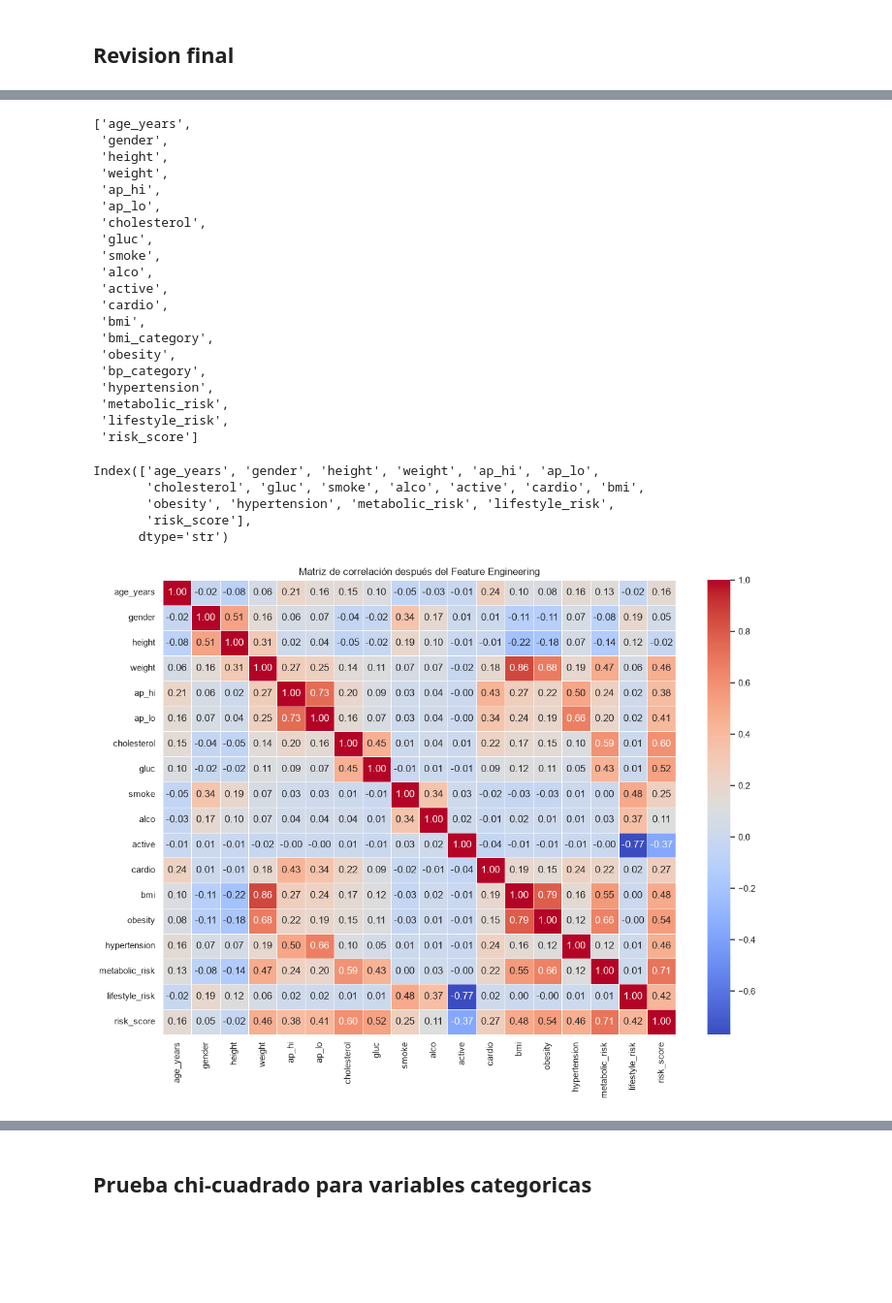
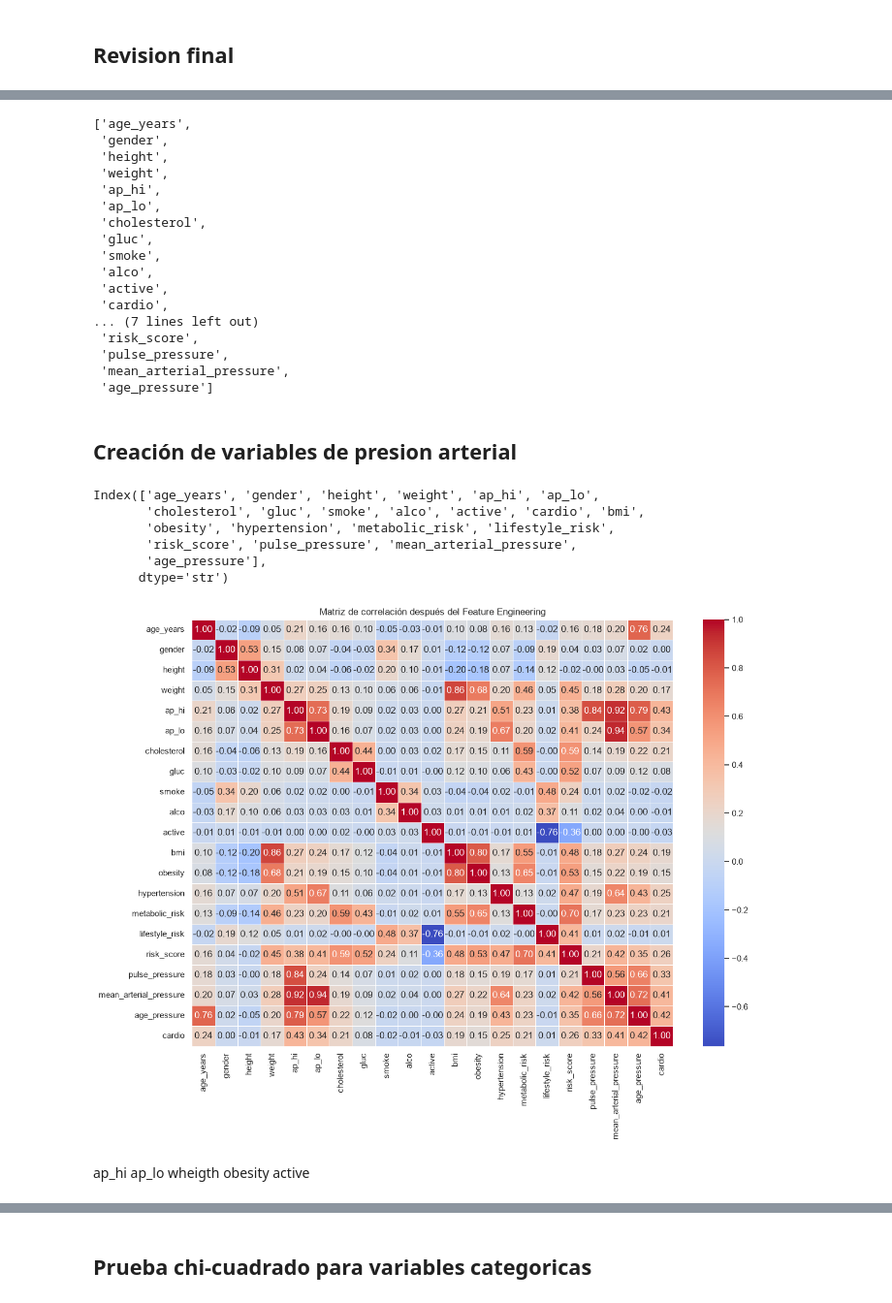
Before and after one commit to anaaacg/cardio, a Jupyter notebook: Feature_engineering.ipynb, the cells around one changed output, grey strips where cells are left out. Shown at 97% size. Saved outputs shown, nothing was run; the diff lists cells and outputs as text; code cells hidden in the pictures; blank space fills up the shorter version.

```diff
--- a/Feature_engineering.ipynb
+++ b/Feature_engineering.ipynb
@@ -660,0 +661,18 @@ plt.show()
+# %%
+# Crear nuevas variables de presión arterial
+
+# 1. Presión de pulso: diferencia entre presión sistólica y diastólica
+df["pulse_pressure"] = df["ap_hi"] - df["ap_lo"]
+
+# 2. Presión arterial media
+# Fórmula correcta: (2 * presión diastólica + presión sistólica) / 3
+df["mean_arterial_pressure"] = (2 * df["ap_lo"] + df["ap_hi"]) / 3
+
+# 3. Interacción entre edad y presión sistólica
+df["age_pressure"] = df["age_years"] * df["ap_hi"]
+
+# Revisar las nuevas variables
+df[["ap_hi", "ap_lo", "age_years",
+    "pulse_pressure",
+    "mean_arterial_pressure",
+    "age_pressure"]].head()
@@ -698,14 +773,13 @@ df.columns.tolist()
  'alco',
  'active',
  'cardio',
- 'bmi',
- 'bmi_category',
- 'obesity',
- 'bp_category',
- 'hypertension',
- 'metabolic_risk',
- 'lifestyle_risk',
- 'risk_score']
+... (7 lines left out)
+ 'risk_score',
+ 'pulse_pressure',
+ 'mean_arterial_pressure',
+ 'age_pressure']
+# %% [markdown]
+## Creación de variables de presion arterial
 # %%
 # Seleccionar variables numéricas para correlación
 numeric_cols_fe = df.select_dtypes(include=["int64", "float64"]).columns
@@ -715,26 +789,36 @@ numeric_cols_fe
 Index(['age_years', 'gender', 'height', 'weight', 'ap_hi', 'ap_lo',
        'cholesterol', 'gluc', 'smoke', 'alco', 'active', 'cardio', 'bmi',
        'obesity', 'hypertension', 'metabolic_risk', 'lifestyle_risk',
-       'risk_score'],
+       'risk_score', 'pulse_pressure', 'mean_arterial_pressure',
+       'age_pressure'],
       dtype='str')
 # %%
-# Matriz de correlación con variables numéricas
+numeric_cols_fe = df.select_dtypes(include=["int64", "float64"]).columns.tolist()
+
+numeric_cols_fe = [col for col in numeric_cols_fe if col != "cardio"] + ["cardio"]
+
 correlation_matrix_fe = df[numeric_cols_fe].corr()
 
 plt.figure(figsize=(14, 10))
 
 sns.heatmap(
     correlation_matrix_fe,
     annot=True,
     fmt=".2f",
     cmap="coolwarm",
     linewidths=0.5
 )
 
 plt.title("Matriz de correlación después del Feature Engineering")
 plt.show()
 # %% [output]
-[figure, old version]
+[figure, new version]
+# %% [markdown]
+ap_hi
+ap_lo
+wheigth
+obesity
+active
 # %%
 # Correlación de variables numéricas con cardio
 correlation_with_cardio_fe = (
```
Also changed, not shown: parts of 73 cells of this notebook, 7 other files.
